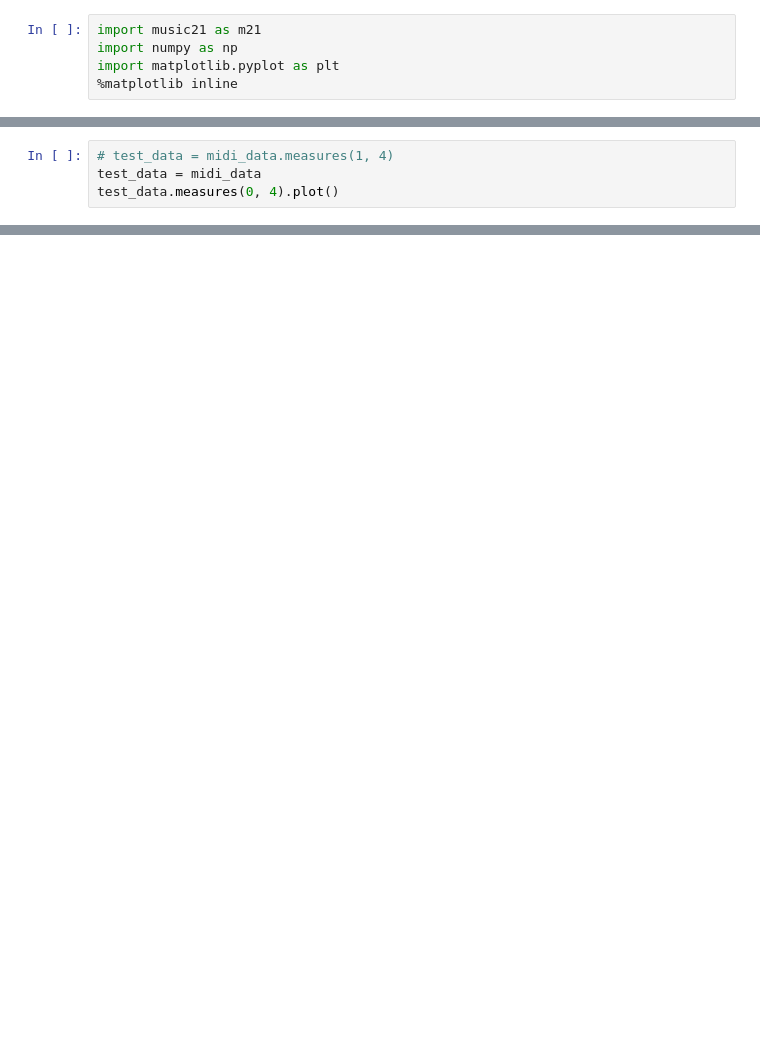
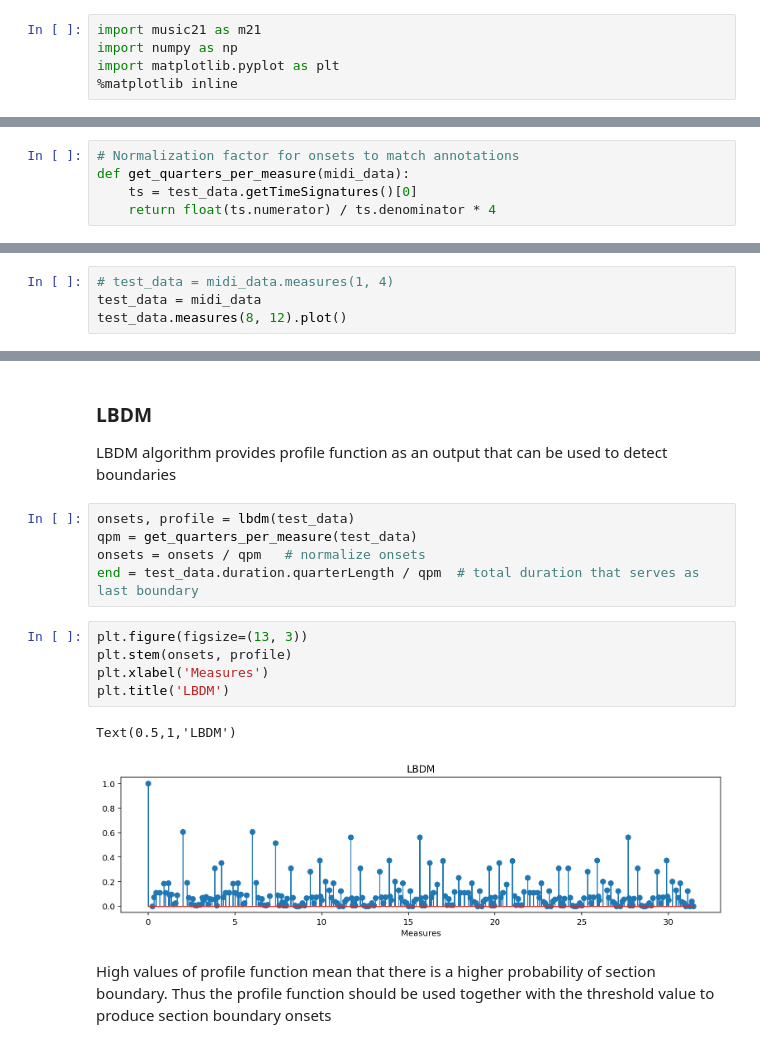
Before and after one commit to philtgun/mir-segmentation, a Jupyter notebook: segmentation.ipynb, the cells around one changed output, grey strips where cells are left out. Saved outputs shown, nothing was run; the diff lists cells and outputs as text; blank space fills up the shorter version.

```diff
--- a/segmentation.ipynb
+++ b/segmentation.ipynb
@@ -75,4 +23,0 @@ midi_data = m21.converter.parse('midi/{}.mid'.format(test_filename))
-# %%
-# test_data = midi_data.measures(1, 4)
-test_data = midi_data
-test_data.measures(0, 4).plot()
@@ -224,0 +138,5 @@ array([0, 0.25, 0.5, 0.75, 1.0, 1.25, 1.5, 1.75, 2.0, 2.25, 2.5, 3.5, 4.5,
+# %%
+# Normalization factor for onsets to match annotations
+def get_quarters_per_measure(midi_data):
+    ts = test_data.getTimeSignatures()[0]
+    return float(ts.numerator) / ts.denominator * 4
@@ -224,0 +162,4 @@ array([0, 0.25, 0.5, 0.75, 1.0, 1.25, 1.5, 1.75, 2.0, 2.25, 2.5, 3.5, 4.5,
+# %%
+# test_data = midi_data.measures(1, 4)
+test_data = midi_data
+test_data.measures(8, 12).plot()
@@ -224,0 +168,18 @@ array([0, 0.25, 0.5, 0.75, 1.0, 1.25, 1.5, 1.75, 2.0, 2.25, 2.5, 3.5, 4.5,
+# %% [markdown]
+### LBDM
+LBDM algorithm provides profile function as an output that can be used to detect boundaries
+# %%
+onsets, profile = lbdm(test_data)
+qpm = get_quarters_per_measure(test_data)
+onsets = onsets / qpm   # normalize onsets
+end = test_data.duration.quarterLength / qpm  # total duration that serves as last boundary
+# %%
+plt.figure(figsize=(13, 3))
+plt.stem(onsets, profile)
+plt.xlabel('Measures')
+plt.title('LBDM')
+# %% [output]
+Text(0.5,1,'LBDM')
+[figure, added]
+# %% [markdown]
+High values of profile function mean that there is a higher probability of section boundary. Thus the profile function should be used together with the threshold value to produce section boundary onsets
```
Also changed, not shown: parts of 54 cells of this notebook.
